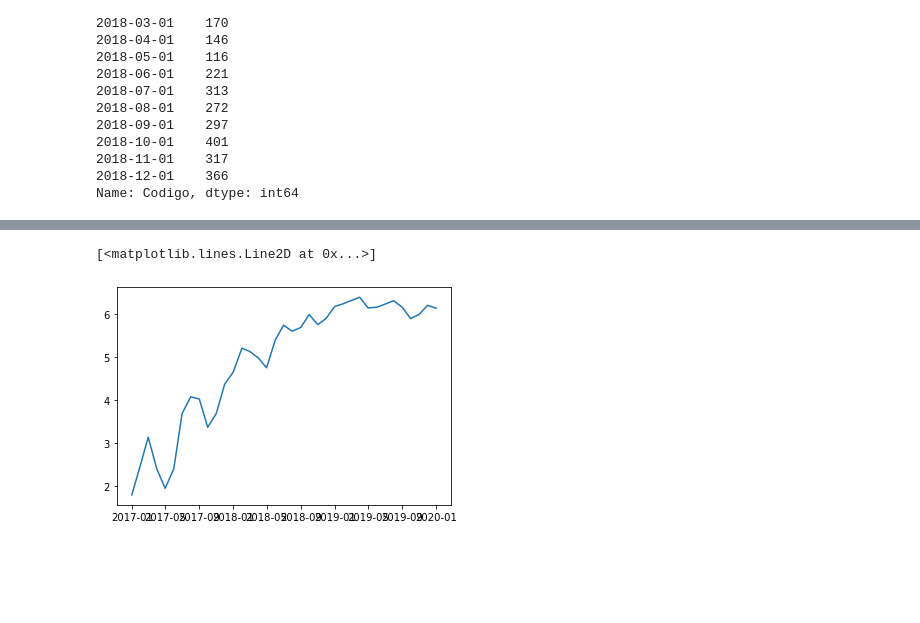
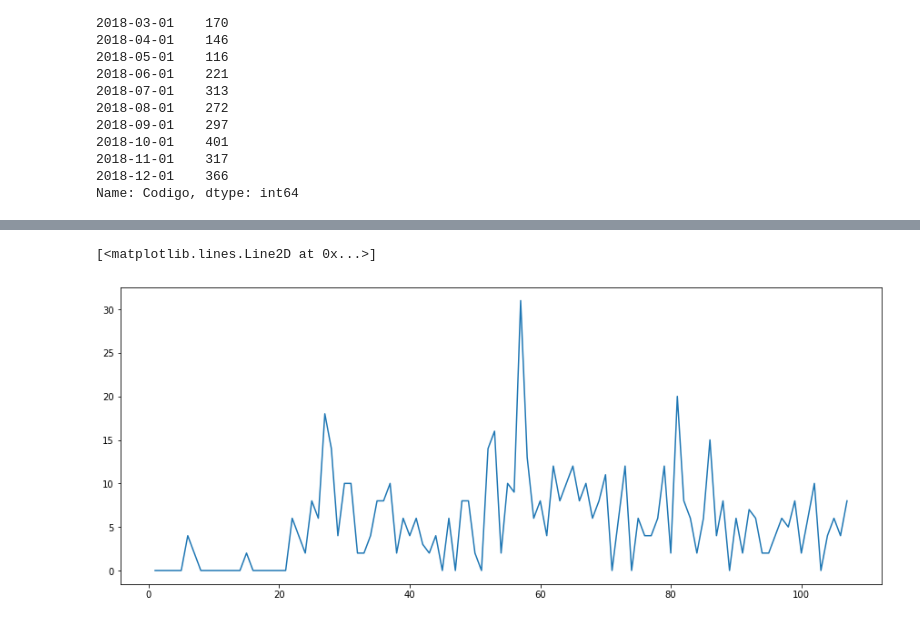
Before and after one commit to marioandrededeus/Time-Series-Analysis, a Jupyter notebook: Integrador_1.ipynb, the cells around one changed output, grey strips where cells are left out. Drawn from its saved outputs; the diff is of its cells as text; code cells hidden in the pictures; blank space fills up the shorter version.

```diff
--- a/Integrador_1.ipynb
+++ b/Integrador_1.ipynb
@@ -103,0 +108,12 @@ plt.plot(ts)
+# %%
+data = pd.read_csv('4-VendasTelepWeek-Rev3.csv', delimiter = ',')
+df = data.loc[data['Codigo'] == 2]
+df1 = df.T.reset_index()
+df1.columns = ["Semana","Quantidade"]
+ts = df1[1:][1:]
+
+ts = ts['Quantidade'].values.astype(int)
+ts = pd.Series(ts)
+
+
+type(ts)
@@ -104,3 +122,7 @@ plt.plot(ts)
+# %%
+ts.dropna(inplace = True)
+# %%
+ts.drop(0, inplace=True, axis=0)
 # %%
 #Function for testing stationarity
 from statsmodels.tsa.stattools import adfuller
@@ -144,8 +166,9 @@ dtype: float64
 #Making TS Stationary
 #Estimating & Eliminating Trend
 # %%
-ts_log = np.log(ts)
+#ts_log = np.log(ts)
+ts_log = ts
 plt.plot(ts_log)
 # %% [output]
 [<matplotlib.lines.Line2D at 0x...>]
-[figure, old version]
+[figure, new version]
```
Also changed, not shown: parts of 59 cells of this notebook, 3 other files.
